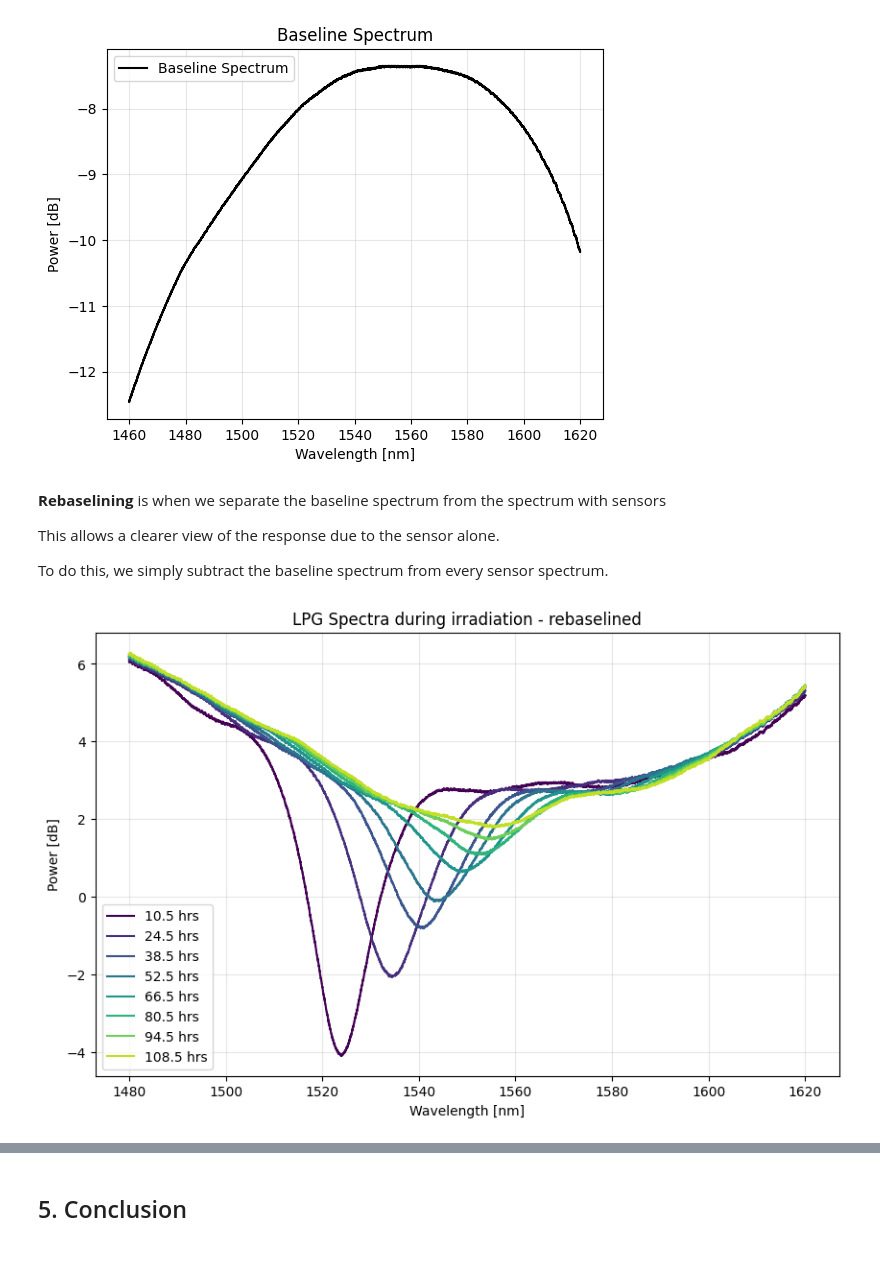
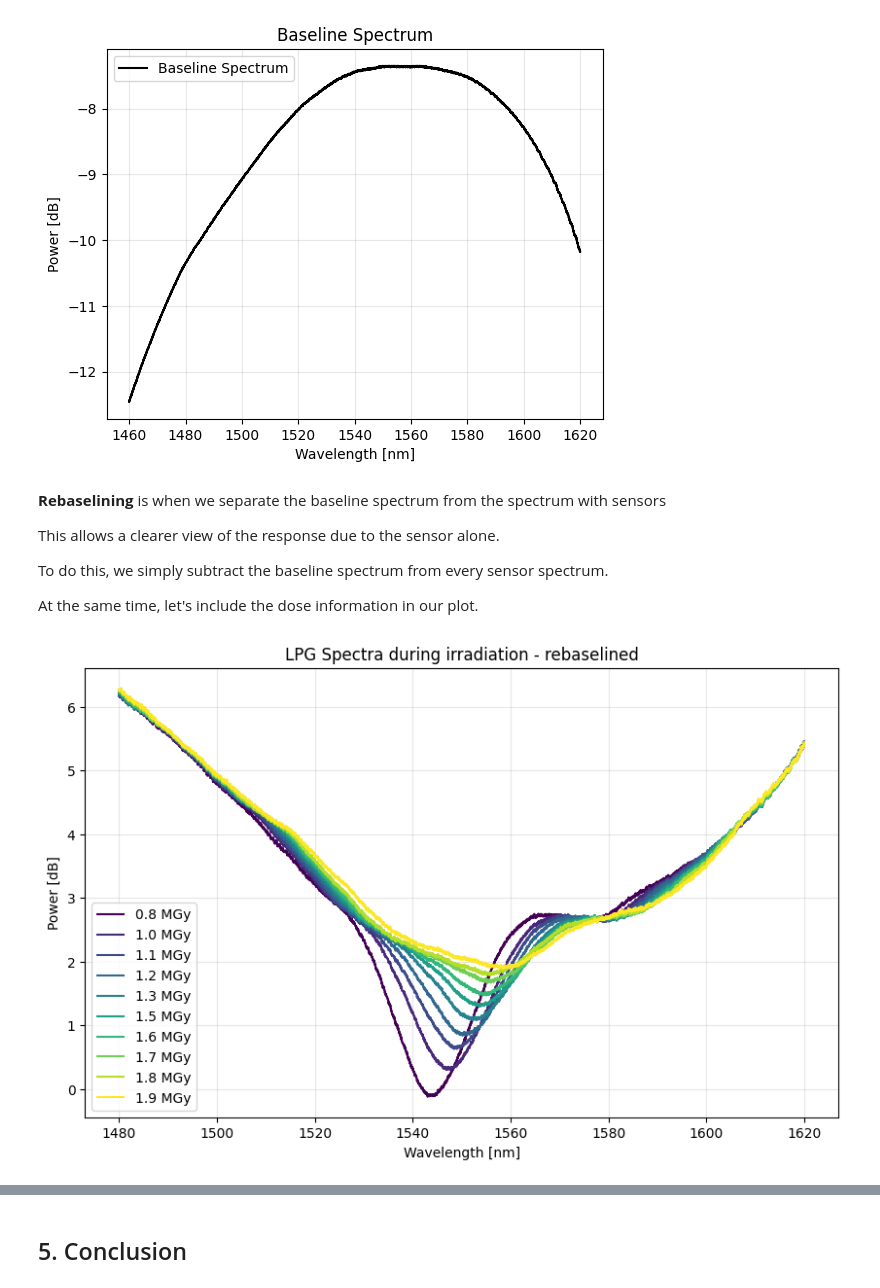
Before and after one commit to rsamconn/Fibre-optics-demo, a Jupyter notebook: fibre-demo.ipynb, the cells around one changed output, grey strips where cells are left out. Saved outputs shown, nothing was run; the diff lists cells and outputs as text; code cells hidden in the pictures; blank space fills up the shorter version.

Commit message:
Edited spectra plotting and wavelength sections.

```diff
--- a/fibre-demo.ipynb
+++ b/fibre-demo.ipynb
@@ -379,11 +379,17 @@ plt.show()
 This allows a clearer view of the response due to the sensor alone.
 
 To do this, we simply subtract the baseline spectrum from every sensor spectrum.
+
+At the same time, let's include the dose information in our plot.
 # %%
 # Subtract the baseline from the spectra
 rebaselined_spectra = spectra_LPG_only - baseline[wavelength_cutoff:]
 # %%
-plot_spectra(times_cut, rebaselined_spectra, wavelengths_LPG_only, start_idx=0, end_idx=-1, time_step=4, title='LPG Spectra during irradiation - rebaselined', label_type='time')
+# plot_spectra(times_cut, rebaselined_spectra, wavelengths_LPG_only, start_idx=0, end_idx=-1, time_step=4, title='LPG Spectra during irradiation - rebaselined', label_type='time')
+# plot_spectra(times_cut, rebaselined_spectra, wavelengths_LPG_only, start_idx=0, end_idx=-1, time_step=1, title='LPG Spectra during irradiation - rebaselined', label_type='Dose', dose_data=dose_interpolated)
+
+a, b = -20, -1
+plot_spectra(times_cut[a:b], rebaselined_spectra[a:b,:], wavelengths_LPG_only, start_idx=0, end_idx=-1, time_step=2, title='LPG Spectra during irradiation - rebaselined', label_type='Dose', dose_data=dose_interpolated[a:b])
 # %% [output]
-[figure, old version]
+[figure, new version]
 # %% [markdown]
```
Also changed, not shown: parts of 14 cells of this notebook.
